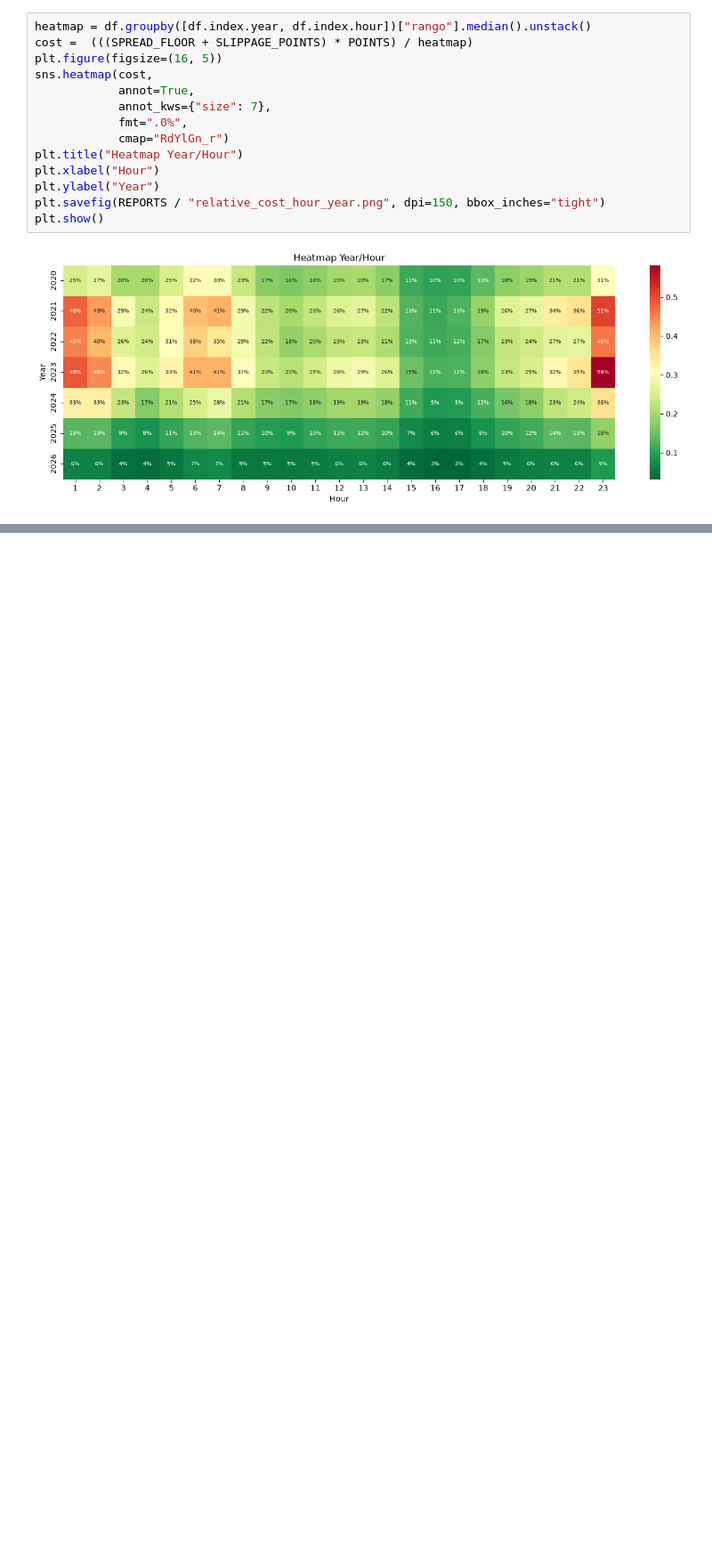
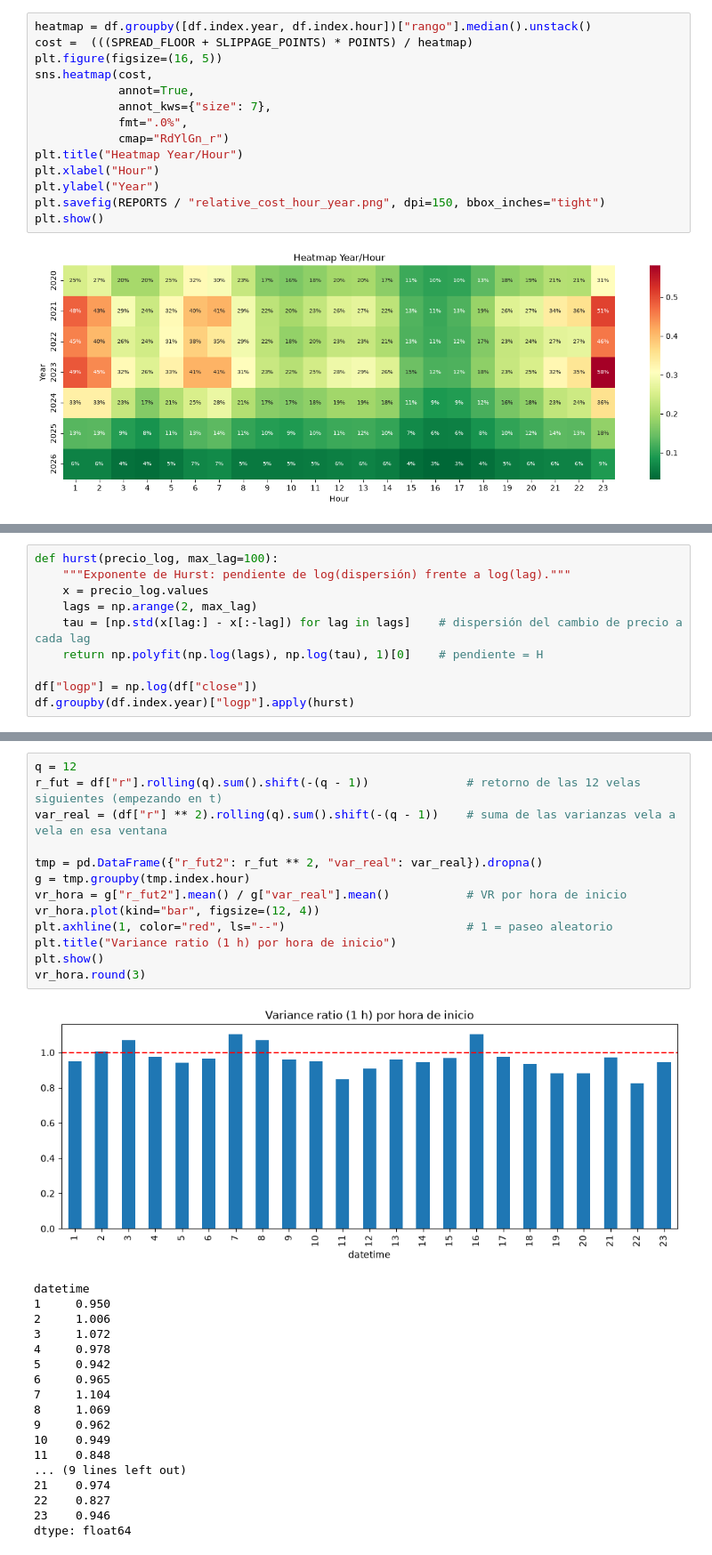
Before and after one commit to K4iserDev/Quant, a Jupyter notebook: notebooks/02_market.ipynb, the cells around one changed output, grey strips where cells are left out. Shown at 89% size. Drawn from its saved outputs; the diff is of its cells as text; blank space fills up the shorter version.

```diff
--- a/notebooks/02_market.ipynb
+++ b/notebooks/02_market.ipynb
@@ -87,0 +140,10 @@ plt.show()
+# %%
+def hurst(precio_log, max_lag=100):
+    """Exponente de Hurst: pendiente de log(dispersión) frente a log(lag)."""
+    x = precio_log.values
+    lags = np.arange(2, max_lag)
+    tau = [np.std(x[lag:] - x[:-lag]) for lag in lags]    # dispersión del cambio de precio a cada lag
+    return np.polyfit(np.log(lags), np.log(tau), 1)[0]    # pendiente = H
+
+df["logp"] = np.log(df["close"])
+df.groupby(df.index.year)["logp"].apply(hurst)
@@ -87,0 +160,32 @@ plt.show()
+# %%
+q = 12
+r_fut = df["r"].rolling(q).sum().shift(-(q - 1))              # retorno de las 12 velas siguientes (empezando en t)
+var_real = (df["r"] ** 2).rolling(q).sum().shift(-(q - 1))    # suma de las varianzas vela a vela en esa ventana
+
+tmp = pd.DataFrame({"r_fut2": r_fut ** 2, "var_real": var_real}).dropna()
+g = tmp.groupby(tmp.index.hour)
+vr_hora = g["r_fut2"].mean() / g["var_real"].mean()           # VR por hora de inicio
+vr_hora.plot(kind="bar", figsize=(12, 4))
+plt.axhline(1, color="red", ls="--")                          # 1 = paseo aleatorio
+plt.title("Variance ratio (1 h) por hora de inicio")
+plt.show()
+vr_hora.round(3)
+# %% [output]
+[figure, added]
+datetime
+1     0.950
+2     1.006
+3     1.072
+4     0.978
+5     0.942
+6     0.965
+7     1.104
+8     1.069
+9     0.962
+10    0.949
+11    0.848
+... (9 lines left out)
+21    0.974
+22    0.827
+23    0.946
+dtype: float64
```
Also changed, not shown: parts of 11 cells of this notebook, 1 other file.
